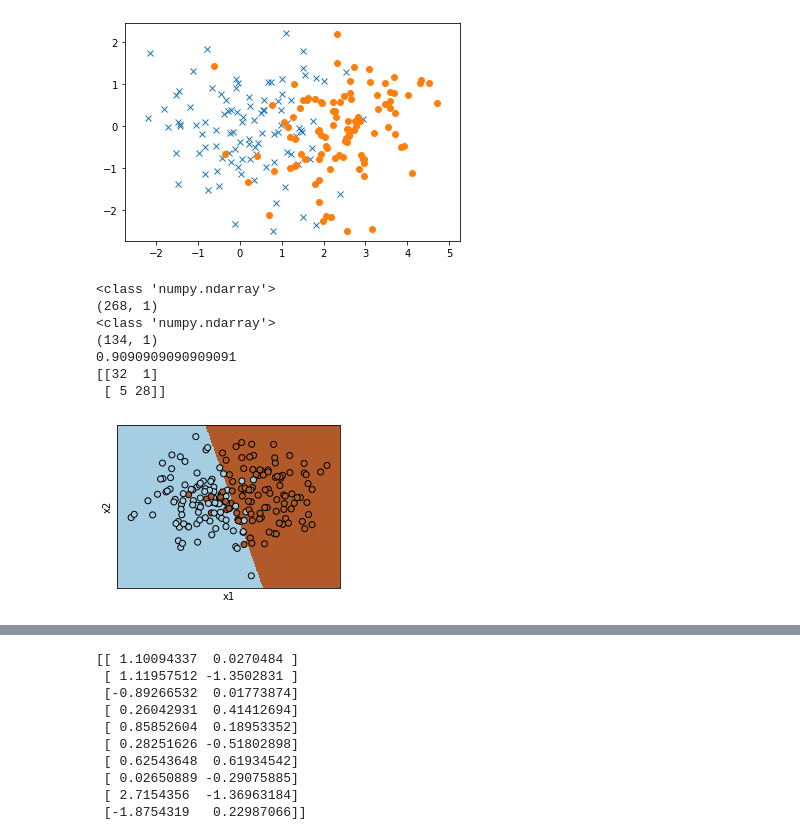
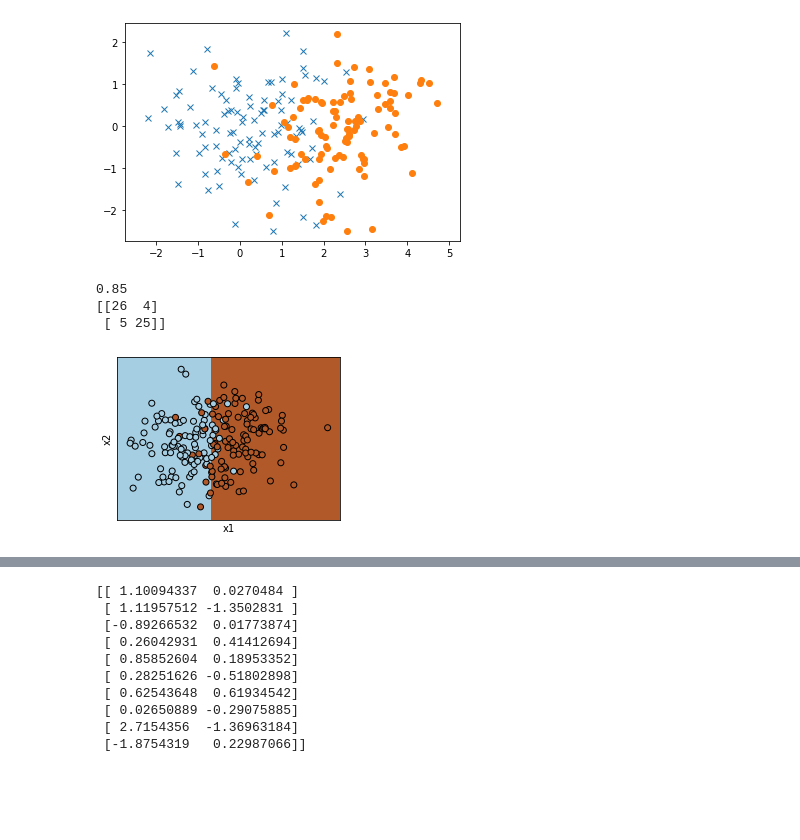
Before and after one commit to BlackCurrantDS/Learning-Machine-Learning, a Jupyter notebook: Assignment 4.1.ipynb, the cells around one changed output, grey strips where cells are left out. Saved outputs shown, nothing was run; the diff lists cells and outputs as text; code cells hidden in the pictures; blank space fills up the shorter version.

```diff
--- a/Assignment 4.1.ipynb
+++ b/Assignment 4.1.ipynb
@@ -40,20 +40,10 @@ df = df.reindex(np.random.permutation(df.index)).reset_index(drop=True)
 
 from sklearn.model_selection import train_test_split
 from sklearn.linear_model import LogisticRegression
-X_train, X_test, y_train, y_test = train_test_split(df[['x1', 'x2']], df['y'], test_size=0.33, random_state=42, shuffle=True , stratify=df['y'] )
-#a=X_train.values.reshape(-1,1)
-print(type(a))
-print(a.shape)
-
-#b=X_test.values.reshape(-1,1)
-#c=y_train.values.reshape(-1,1)
-print(type(c))
-print(c.shape)
-
+X_train, X_test, y_train, y_test = train_test_split(df[['x1', 'x2']], df['y'], test_size=0.3, random_state=42, shuffle=True,stratify=df['y'])
 clf = LogisticRegression()
 clf.fit(X_train,y_train)
 predictions =clf.predict(X_test)
-
 score = clf.score(X_test, y_test)
 print(score)
 
@@ -74,38 +64,34 @@ X = df[['x1','x2']].to_numpy() # we only take the first two features.
 #print(X.head(5))
 Y = df['y']
 
 # Plot the decision boundary. For that, we will assign a color to each
 # point in the mesh [x_min, x_max]x[y_min, y_max].
 x_min, x_max = X[:, 0].min() - .5, X[:, 0].max() + .5
 y_min, y_max = X[:, 1].min() - .5, X[:, 1].max() + .5
 h = .02  # step size in the mesh
 xx, yy = np.meshgrid(np.arange(x_min, x_max, h), np.arange(y_min, y_max, h))
 Z = clf.predict(np.c_[xx.ravel(), yy.ravel()])
 
 # Put the result into a color plot
 Z = Z.reshape(xx.shape)
 plt.figure(1, figsize=(4, 3))
 plt.pcolormesh(xx, yy, Z, cmap=plt.cm.Paired)
 
 # Plot also the training points
 plt.scatter(X[:, 0], X[:, 1], c=Y, edgecolors='k', cmap=plt.cm.Paired)
 plt.xlabel('x1')
 plt.ylabel('x2')
 
 plt.xlim(xx.min(), xx.max())
 plt.ylim(yy.min(), yy.max())
 plt.xticks(())
 plt.yticks(())
 
 plt.show()
 
 #With stratified it gives 100% accuracy
 # %% [output]
-<class 'numpy.ndarray'>
-(268, 1)
-<class 'numpy.ndarray'>
-(134, 1)
-0.9090909090909091
-[[32  1]
- [ 5 28]]
+0.85
+[[26  4]
+ [ 5 25]]
-[figure, old version]
+[figure, new version]
```
Also changed, not shown: parts of 1 cell of this notebook, 3 other files.
